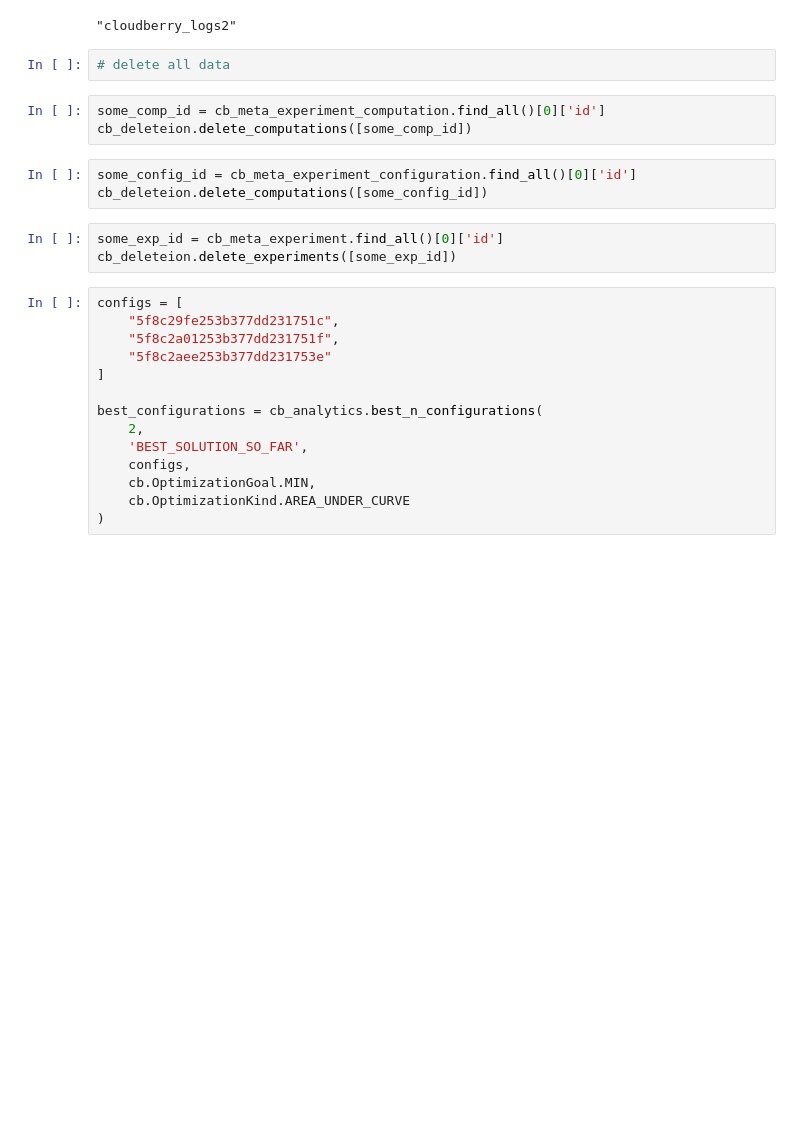
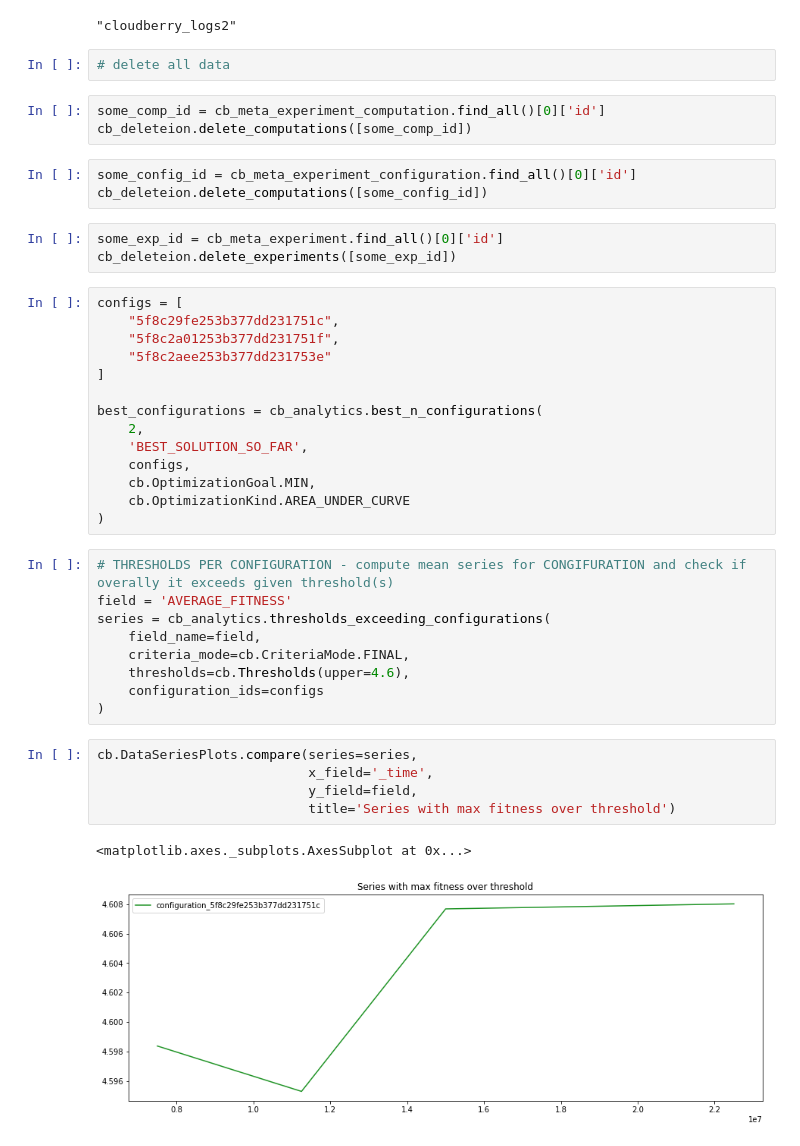
Before and after one commit to olliekrk/cloud-berry, a Jupyter notebook: cloudberry-py/cloudberry_demo.ipynb, the cells around one changed output. Cells and saved outputs as stored; diff of their text form; blank space fills up the shorter version.

Commit message:
#55: add thresholds endpoints for configuration series (average for its all configurations)

```diff
--- a/cloudberry-py/cloudberry_demo.ipynb
+++ b/cloudberry-py/cloudberry_demo.ipynb
@@ -514,3 +528,20 @@ best_configurations = cb_analytics.best_n_configurations(
     cb.OptimizationGoal.MIN,
     cb.OptimizationKind.AREA_UNDER_CURVE
 )
+# %%
+# THRESHOLDS PER CONFIGURATION - compute mean series for CONGIFURATION and check if overally it exceeds given threshold(s)
+field = 'AVERAGE_FITNESS'
+series = cb_analytics.thresholds_exceeding_configurations(
+    field_name=field,
+    criteria_mode=cb.CriteriaMode.FINAL,
+    thresholds=cb.Thresholds(upper=4.6),
+    configuration_ids=configs
+)
+# %%
+cb.DataSeriesPlots.compare(series=series,
+                           x_field='_time',
+                           y_field=field,
+                           title='Series with max fitness over threshold')
+# %% [output]
+<matplotlib.axes._subplots.AxesSubplot at 0x...>
+[figure, added]
```
Also changed, not shown: parts of 23 cells of this notebook, 7 other files.
